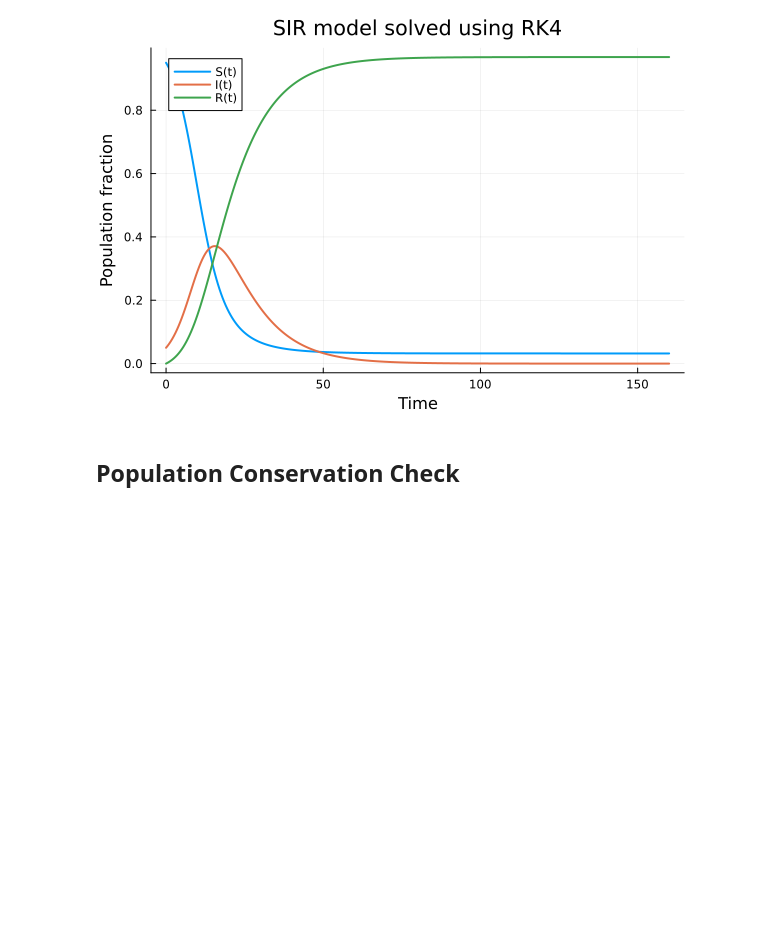
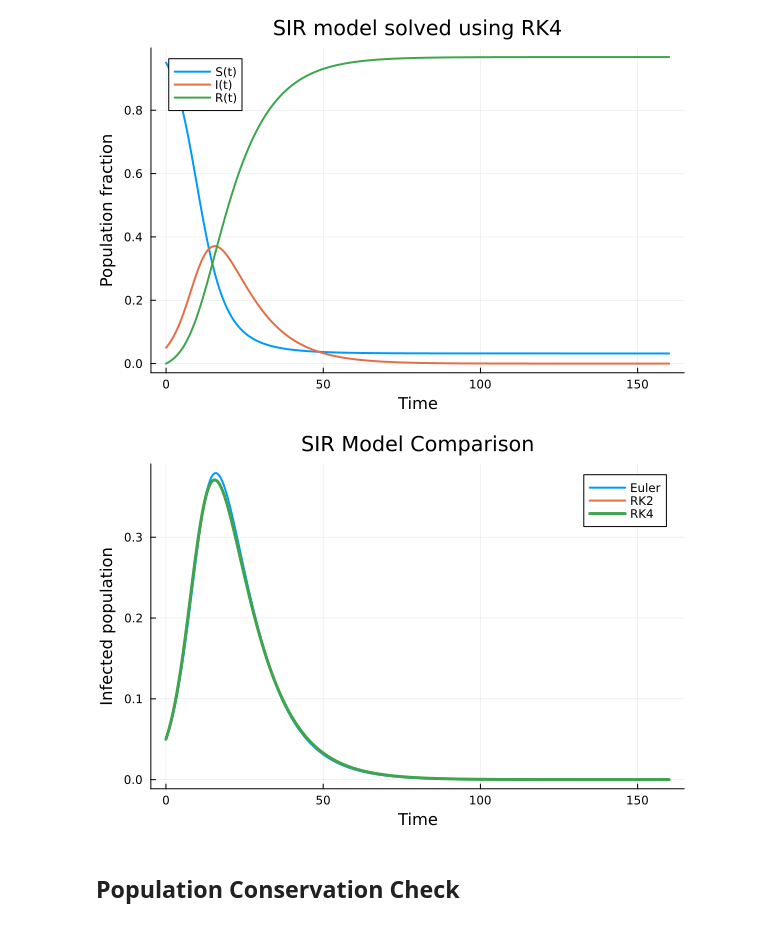
Before and after one commit to james-anders0n/MATH2064-ODE-Project, a Jupyter notebook: Final code for assignment.ipynb, the cells around one changed output. Cells and saved outputs as stored; diff of their text form; code cells hidden in the pictures; blank space fills up the shorter version.

```diff
--- a/Final code for assignment.ipynb
+++ b/Final code for assignment.ipynb
@@ -377,6 +377,20 @@ savefig("sir_rk4.png")
 plot!()
 # %% [output]
 [figure]
+# %%
+# Plot comparison of infected population for Euler, RK2, and RK4
+p = plot(t_e, Y_e[2, :], lw=2, label="Euler")
+plot!(p, t_rk2, Y_rk2[2, :], lw=2, label="RK2")
+plot!(p, t_rk4, Y_rk4[2, :], lw=3, label="RK4")
+
+xlabel!("Time")
+ylabel!("Infected population")
+title!("SIR Model Comparison")
+
+savefig("sir_comparison.png")
+p
+# %% [output]
+[figure, added]
 # %% [markdown]
 ## Population Conservation Check
 # %%
```
Also changed, not shown: parts of 2 cells of this notebook, 17 other files.
